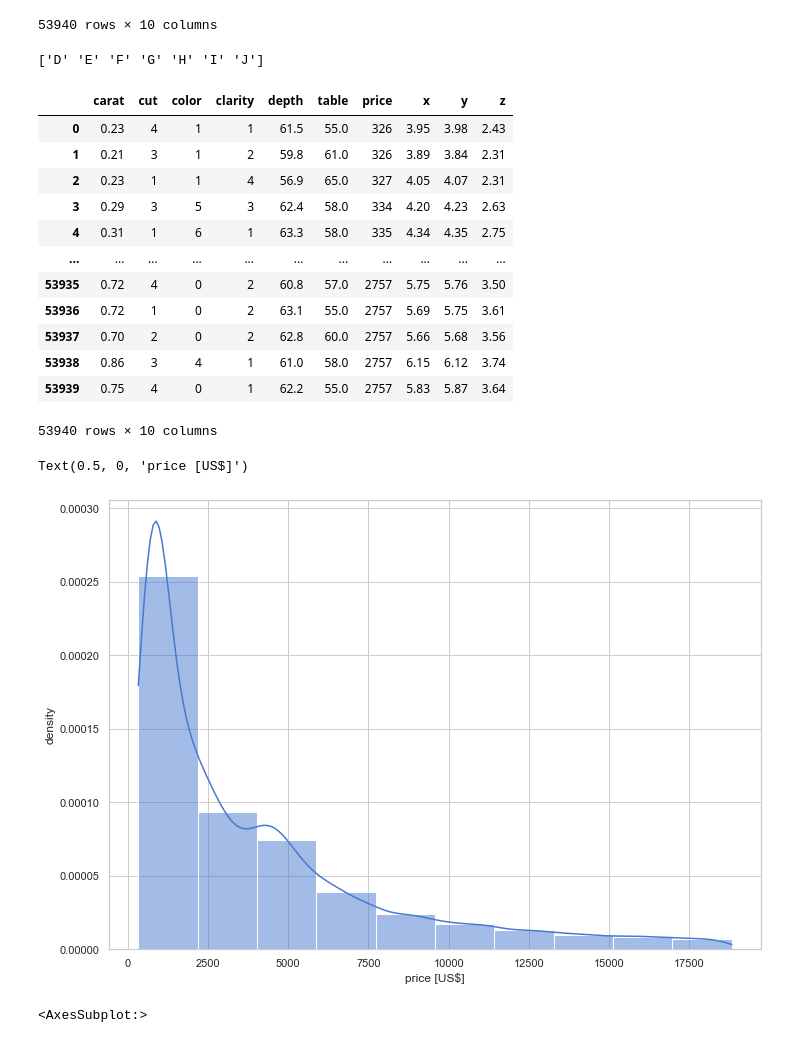
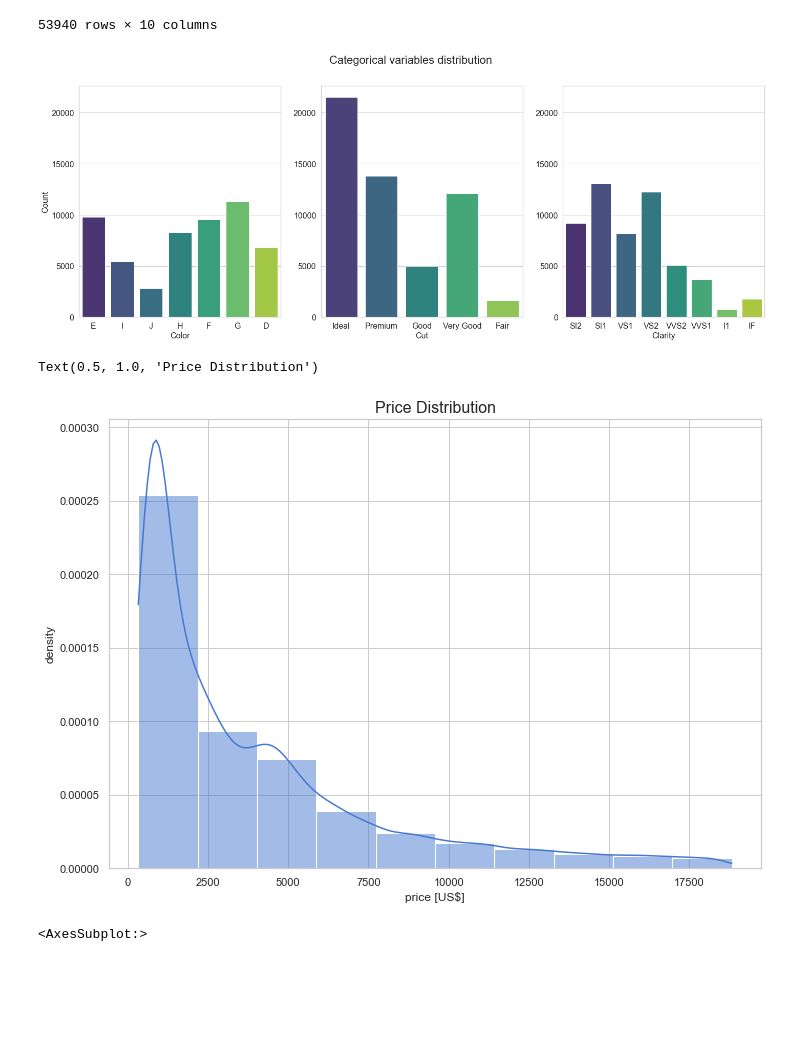
Before and after one commit to MatteoMartinelli97/MLA, a Jupyter notebook: MLA_Diamonds.ipynb, the cells around one changed output. Saved outputs shown, nothing was run; the diff lists cells and outputs as text; code cells hidden in the pictures; blank space fills up the shorter version.

```diff
--- a/MLA_Diamonds.ipynb
+++ b/MLA_Diamonds.ipynb
@@ -48,31 +50,57 @@ display(df)
 | 53938 | 0.86 | Premium | H | SI2 | 61.0 | 58.0 | 2757 | 6.15 | 6.12 | 3.74 |
 | 53939 | 0.75 | Ideal | D | SI2 | 62.2 | 55.0 | 2757 | 5.83 | 5.87 | 3.64 |
 53940 rows × 10 columns
+# %%
+#Visualize categorical data distribution
+
+fig = plt.figure(figsize=(24, 8.3))
+fig.suptitle("Categorical variables distribution", fontsize=22)
+
+
+ax1=plt.subplot(131)
+g = sns.countplot(x='color', data=df, palette="viridis")
+ax1.set_xlabel("Color",fontsize=16)
+ax1.set_ylabel("Count", fontsize=16)
+
+ax2=plt.subplot(132, sharey=ax1)
+g2 = sns.countplot(x='cut', data=df, palette="viridis")
+ax2.set_xlabel("Cut",fontsize=16)
+ax2.get_yaxis().get_label().set_visible(False)
+
+ax3=plt.subplot(133, sharey=ax1)
+g3 = sns.countplot(x='clarity', data=df, palette="viridis")
+ax3.set_xlabel("Clarity",fontsize=16)
+ax3.get_yaxis().get_label().set_visible(False)
+
+for ax in [ax1, ax2, ax3]:
+    ax.tick_params(labelsize=16)
+# %% [output]
+[figure, added]
 # %%
 #Preprocessing
 #Replacing String values with numbers
 
 #Increasing order for Cut
 #Fair, Good, Very Good, Premium, Ideal
-cuts = {'Fair'      : 0,
-        'Good'      : 1,
-        'Very Good' : 2,
-        'Premium'   : 3,
-        'Ideal'     : 4}
+cuts = {'Fair'      : 1,
+        'Good'      : 2,
+        'Very Good' : 3,
+        'Premium'   : 4,
+        'Ideal'     : 5}
 for c in cuts.keys():
     df['cut'] = df['cut'].replace(c, cuts[c])
 
 
 #Increasing order for Clarity
 #I1 , SI2, SI1, VS2, VS1, VVS2, VVS1, IF
-clarity = {'I1'   : 0,
-           'SI2'  : 1,
-           'SI1'  : 2,
-           'VS2'  : 3,
-           'VS1'  : 4,
-           'VVS2' : 5,
-           'VVS1' : 6,
-           'IF'   : 7}
+clarity = {'I1'   : 1,
+           'SI2'  : 2,
+           'SI1'  : 3,
+           'VS2'  : 4,
+           'VS1'  : 5,
+           'VVS2' : 6,
+           'VVS1' : 7,
+           'IF'   : 8}
 
 for c in clarity.keys():
     df['clarity'] = df['clarity'].replace(c, clarity[c])
@@ -81,39 +109,22 @@ for c in clarity.keys():
 #Increasing order for color
 col = df['color'].unique()
 col.sort()
-print(col)
 
 #Replacing with numbers
-i = 0
+i = 1
 for c in col:
     df['color'] = df['color'].replace(c, i)
     i +=1
-
-display(df)
-# %% [output]
-['D' 'E' 'F' 'G' 'H' 'I' 'J']
-|  | carat | cut | color | clarity | depth | table | price | x | y | z |
-| 0 | 0.23 | 4 | 1 | 1 | 61.5 | 55.0 | 326 | 3.95 | 3.98 | 2.43 |
-| 1 | 0.21 | 3 | 1 | 2 | 59.8 | 61.0 | 326 | 3.89 | 3.84 | 2.31 |
-| 2 | 0.23 | 1 | 1 | 4 | 56.9 | 65.0 | 327 | 4.05 | 4.07 | 2.31 |
-| 3 | 0.29 | 3 | 5 | 3 | 62.4 | 58.0 | 334 | 4.20 | 4.23 | 2.63 |
-| 4 | 0.31 | 1 | 6 | 1 | 63.3 | 58.0 | 335 | 4.34 | 4.35 | 2.75 |
-| ... | ... | ... | ... | ... | ... | ... | ... | ... | ... | ... |
-| 53935 | 0.72 | 4 | 0 | 2 | 60.8 | 57.0 | 2757 | 5.75 | 5.76 | 3.50 |
-| 53936 | 0.72 | 1 | 0 | 2 | 63.1 | 55.0 | 2757 | 5.69 | 5.75 | 3.61 |
-| 53937 | 0.70 | 2 | 0 | 2 | 62.8 | 60.0 | 2757 | 5.66 | 5.68 | 3.56 |
-| 53938 | 0.86 | 3 | 4 | 1 | 61.0 | 58.0 | 2757 | 6.15 | 6.12 | 3.74 |
-| 53939 | 0.75 | 4 | 0 | 1 | 62.2 | 55.0 | 2757 | 5.83 | 5.87 | 3.64 |
-53940 rows × 10 columns
 # %%
 #Price distributions among the dataset
 sns.set(style = 'whitegrid', rc={'figure.figsize':(11.7,8.27)}, palette='muted')
 ax = sns.histplot(df['price'], bins=10, kde=True, stat='density')
 ax.set_ylabel("density")
 ax.set_xlabel("price [US$]")
+ax.set_title("Price Distribution", fontsize=16)
 # %% [output]
-Text(0.5, 0, 'price [US$]')
+Text(0.5, 1.0, 'Price Distribution')
-[figure, old version]
+[figure, new version]
 # %%
 #Studying correlation matrix
 cMat = df.corr().round(2)
```
Also changed, not shown: parts of 20 cells of this notebook.
